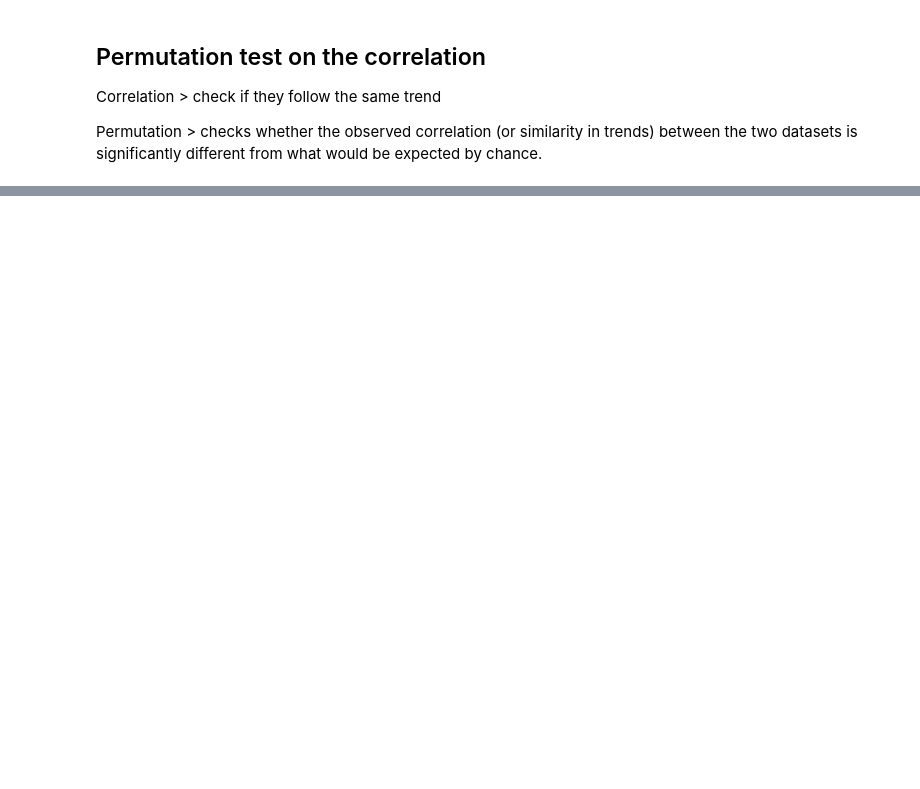
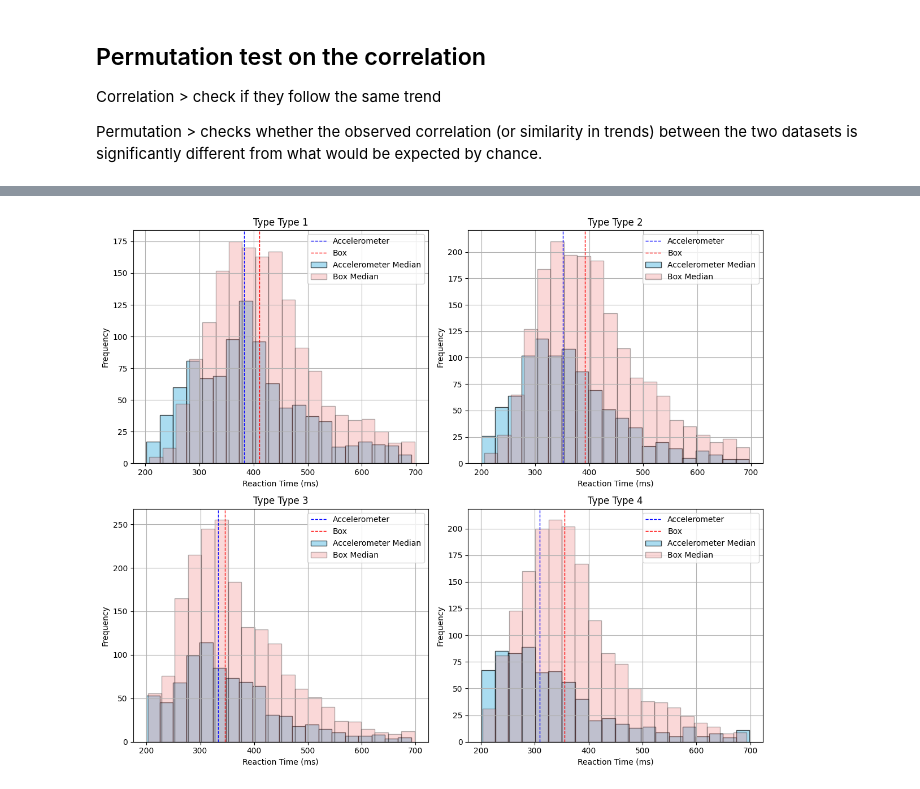
Before and after one commit to SimpingOjou/ConflictAnalysis, a Jupyter notebook: BatchStatistics.ipynb, the cells around one changed output, grey strips where cells are left out. Saved outputs shown, nothing was run; the diff lists cells and outputs as text; code cells hidden in the pictures; blank space fills up the shorter version.

```diff
--- a/BatchStatistics.ipynb
+++ b/BatchStatistics.ipynb
@@ -364,2 +384,0 @@ Subject X91583
-# %%
-ftc.run_permutations(n_permutations)
@@ -383,0 +385,4 @@ Subject Jul_13
+# %%
+avg_r, avg_p = ftc.run_permutations(n_permutations)
+
+print(f"Average observed correlation: {np.mean(avg_r):.3f} - average p-value: {np.mean(avg_p):.3f}")
@@ -641,3 +664,39 @@ subject_df.to_csv('./Export/sequential_by_subject.csv', index=False)
 
 # Export overall_df to CSV
 overall_df.to_csv('./Export/sequential_overall.csv', index=False)
+# %%
+import matplotlib.pyplot as plt
+
+# Extract reaction times for each type
+rt_acc = ft.overall_features_by_type['RT']
+types = ft.overall_features_by_type['test_type']
+rt_box = bft.overall_features_by_type['RT']
+b_types = bft.overall_features_by_type['test_type']
+
+# Create a figure with 4 subplots
+fig, axs = plt.subplots(2, 2, figsize=(12, 10))
+
+# Define the types
+type_labels = ['Type 1', 'Type 2', 'Type 3', 'Type 4']
+
+for type in ftc.test_types:
+    rt = rt_acc[types == type] * 1000
+    rt = rt[np.logical_and(rt < 700, rt > 200)]
+
+    rt_b = rt_box[b_types == type] * 1000
+    rt_b = rt_b[np.logical_and(rt_b < 700, rt_b > 200)]
+
+    plt.subplot(2, 2, int(type))
+    plt.hist(rt, bins=20, color='skyblue', edgecolor='black', alpha=0.7)
+    plt.hist(rt_b, bins=20, color='lightcoral', edgecolor='black', alpha=0.3)
+    plt.axvline(np.median(rt), color='blue', linestyle='dashed', linewidth=1)
+    plt.axvline(np.median(rt_b), color='red', linestyle='dashed', linewidth=1)
+    plt.legend(['Accelerometer', 'Box', 'Accelerometer Median', 'Box Median'])
+    plt.title(f"Type {type_labels[type - 1]}")
+    plt.grid()
+    plt.xlabel("Reaction Time (ms)")
+    plt.ylabel("Frequency")
+plt.tight_layout()
+plt.show()
+# %% [output]
+[figure, added]
```
Also changed, not shown: parts of 15 cells of this notebook, 13 other files.
